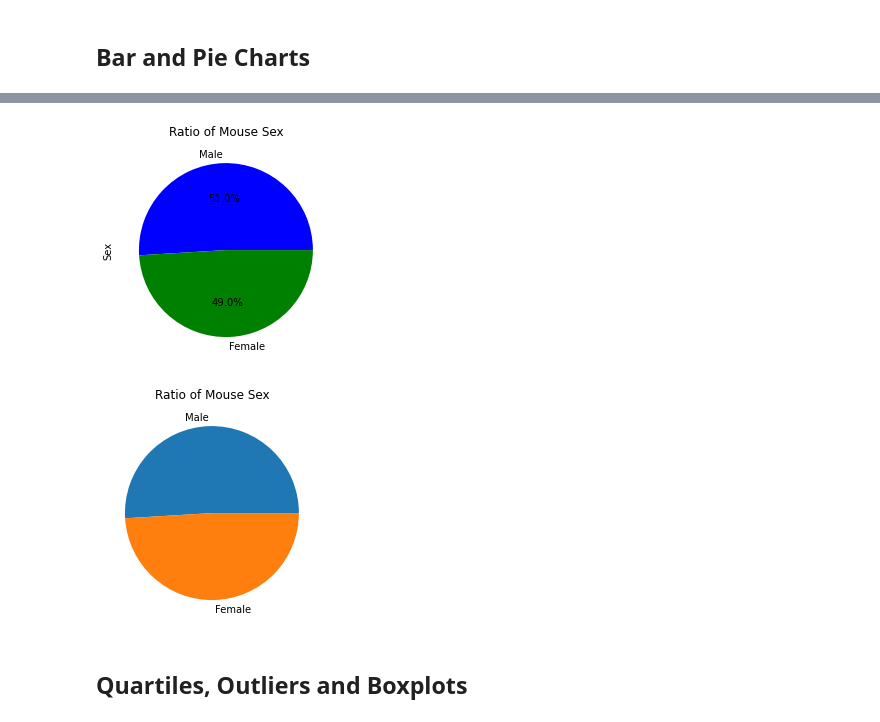
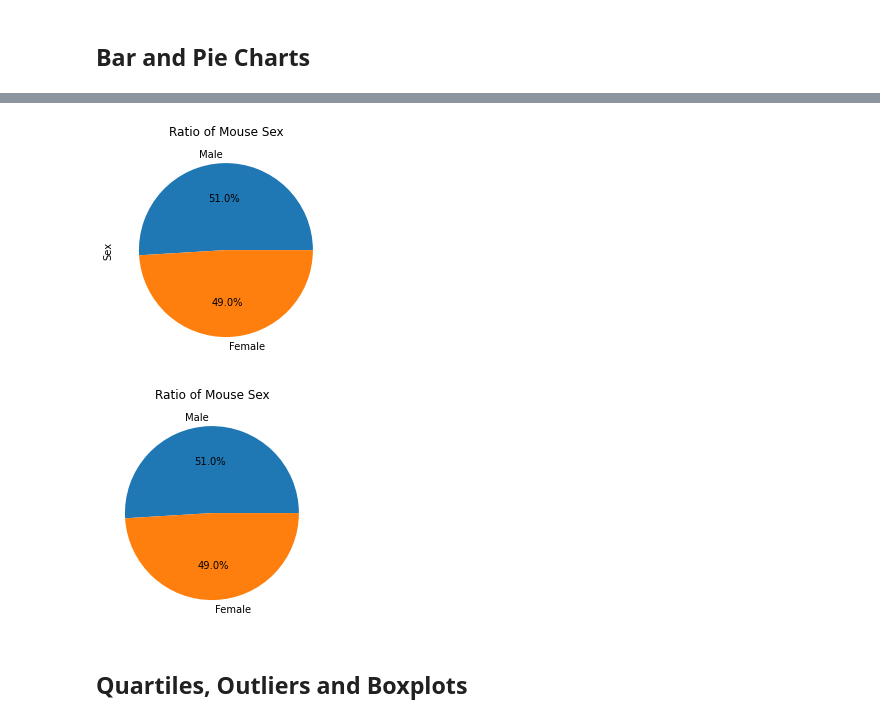
Before and after one commit to danijmartin/matplotlib-challenge, a Jupyter notebook: pymaceuticals.ipynb, the cells around one changed output, grey strips where cells are left out. Cells and saved outputs as stored; diff of their text form; code cells hidden in the pictures.

Commit message:
updated pandas bar chart formatting

```diff
--- a/pymaceuticals.ipynb
+++ b/pymaceuticals.ipynb
@@ -157,16 +157,16 @@ plt.show()
 # %%
 # Generate a pie plot showing the distribution of female versus male mice using pandas
-combined_data.Sex.value_counts().plot(kind='pie', title="Ratio of Mouse Sex", colors=['blue', 'green'], autopct='%1.1f%%')
+combined_data.Sex.value_counts().plot(kind='pie', title="Ratio of Mouse Sex", autopct='%1.1f%%')
 plt.show()
 # %% [output]
-[figure, old version]
+[figure, new version]
 # %%
 # Generate a pie plot showing the distribution of female versus male mice using pyplot
-plt.pie(combined_data.Sex.value_counts(), labels=['Male', 'Female'])
+plt.pie(combined_data.Sex.value_counts(), labels=['Male', 'Female'], autopct='%1.1f%%')
 plt.title('Ratio of Mouse Sex')
 plt.show()
 # %% [output]
-[figure, old version]
+[figure, new version]
 # %% [markdown]
 ## Quartiles, Outliers and Boxplots
 # %%
```
Also changed, not shown: parts of 4 cells of this notebook.
